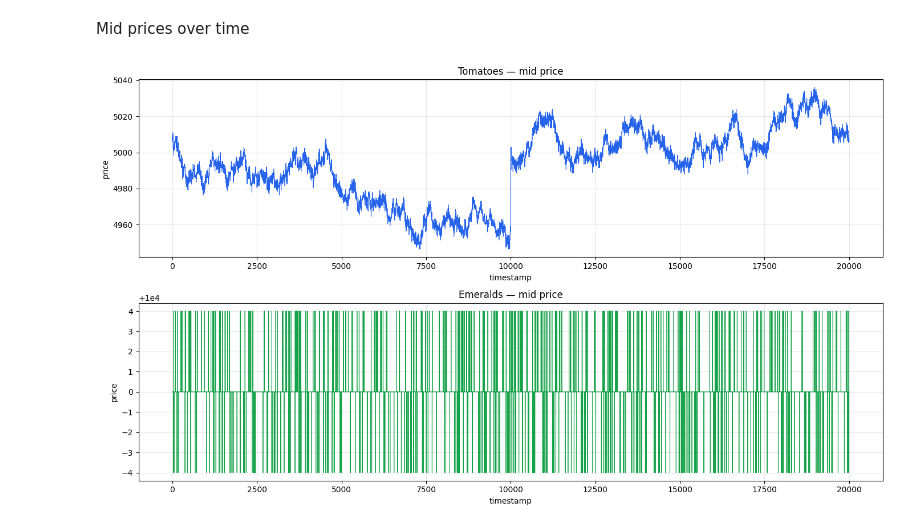
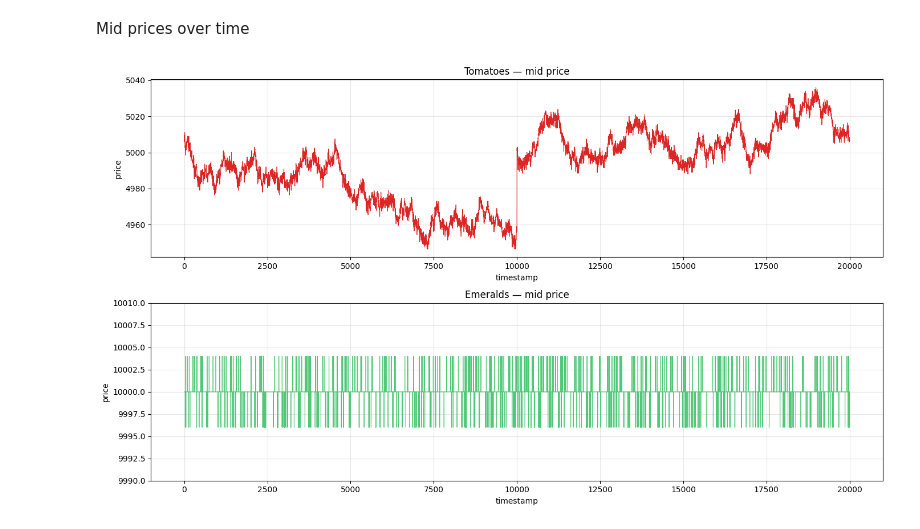
Before and after one commit to shohinirheasarkar/imc-prosperity-4-daily-tracker, a Jupyter notebook: eda/exploringtutorialdataimc.ipynb, the cells around one changed output. Drawn from its saved outputs; the diff is of its cells as text; code cells hidden in the pictures.

```diff
--- a/eda/exploringtutorialdataimc.ipynb
+++ b/eda/exploringtutorialdataimc.ipynb
@@ -53,19 +53,22 @@ Mid prices over time
 # %%
 fig, axes = plt.subplots(2, 1, figsize=(14, 8))
 
-axes[0].plot(tomatoes["mid_price"].values, linewidth=0.8, color="#2563eb")
+# tomatoes
+axes[0].plot(tomatoes["mid_price"].values, linewidth=0.8, color="#dc2626")
 axes[0].set_title("Tomatoes — mid price")
 axes[0].set_xlabel("timestamp")
 axes[0].set_ylabel("price")
 axes[0].grid(True, alpha=0.3)
 
-axes[1].plot(emeralds["mid_price"].values, linewidth=0.8, color="#16a34a")
+# emeralds — zoom in on the y axis so the 3 price levels are visible
+axes[1].plot(emeralds["mid_price"].values, linewidth=0.8, color="#50C878")
 axes[1].set_title("Emeralds — mid price")
 axes[1].set_xlabel("timestamp")
 axes[1].set_ylabel("price")
+axes[1].set_ylim(9990, 10010)  # zoom in — we know values are 9996, 10000, 10004
 axes[1].grid(True, alpha=0.3)
 
 plt.tight_layout()
 plt.show()
 # %% [output]
-[figure, old version]
+[figure, new version]
```
Also changed, not shown: parts of 5 cells of this notebook.
